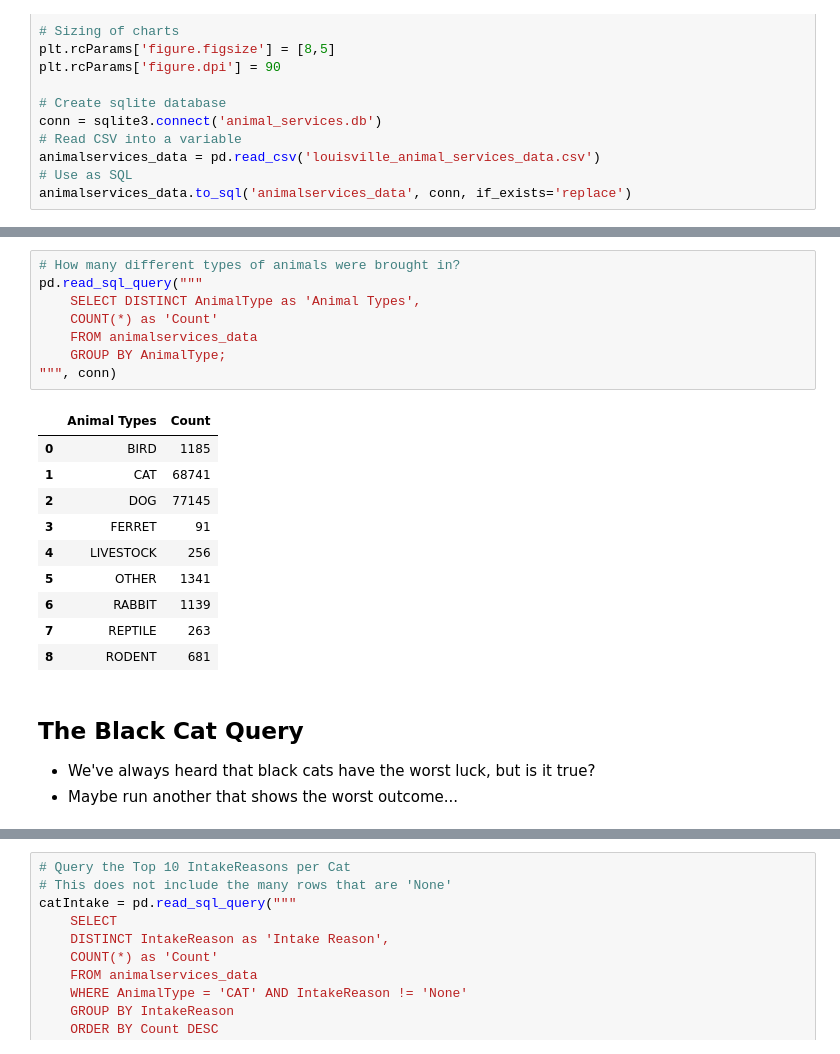
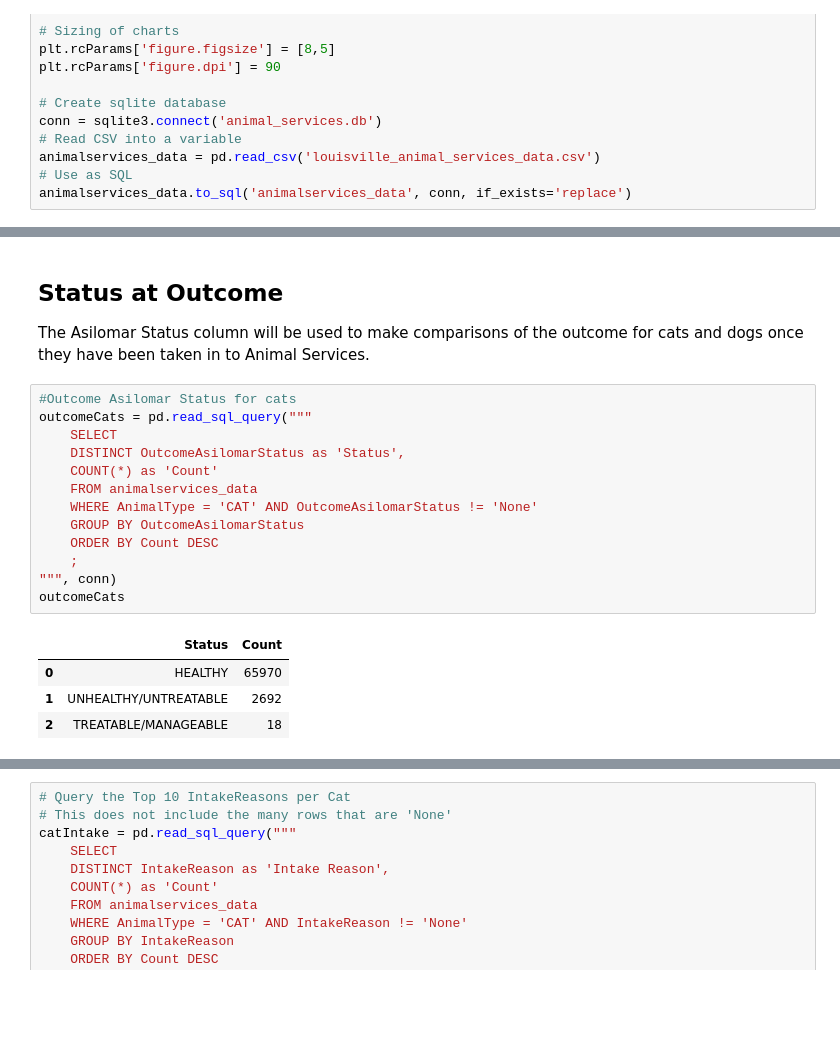
Before and after one commit to kangacopter/animalServicesAnalysis, a Jupyter notebook: AnimalServicesAnalysis.ipynb, the cells around one changed output, grey strips where cells are left out. Cells and saved outputs as stored; diff of their text form; blank space fills up the shorter version.

```diff
--- a/AnimalServicesAnalysis.ipynb
+++ b/AnimalServicesAnalysis.ipynb
@@ -44,24 +107,22 @@ animalservices_data.to_sql('animalservices_data', conn, if_exists='replace')
+# %% [markdown]
+## Status at Outcome
+The Asilomar Status column will be used to make comparisons of the outcome for cats and dogs once they have been taken in to Animal Services.
 # %%
-# How many different types of animals were brought in?
-pd.read_sql_query("""
-    SELECT DISTINCT AnimalType as 'Animal Types',
+#Outcome Asilomar Status for cats
+outcomeCats = pd.read_sql_query("""
+    SELECT
+    DISTINCT OutcomeAsilomarStatus as 'Status',
     COUNT(*) as 'Count'
     FROM animalservices_data
-    GROUP BY AnimalType;
+    WHERE AnimalType = 'CAT' AND OutcomeAsilomarStatus != 'None'
+    GROUP BY OutcomeAsilomarStatus
+    ORDER BY Count DESC
+    ;
 """, conn)
+outcomeCats
 # %% [output]
-|  | Animal Types | Count |
-| 0 | BIRD | 1185 |
-| 1 | CAT | 68741 |
-| 2 | DOG | 77145 |
-| 3 | FERRET | 91 |
-| 4 | LIVESTOCK | 256 |
-| 5 | OTHER | 1341 |
-| 6 | RABBIT | 1139 |
-| 7 | REPTILE | 263 |
-| 8 | RODENT | 681 |
+|  | Status | Count |
+| 0 | HEALTHY | 65970 |
+| 1 | UNHEALTHY/UNTREATABLE | 2692 |
+| 2 | TREATABLE/MANAGEABLE | 18 |
-# %% [markdown]
-## The Black Cat Query
-* We've always heard that black cats have the worst luck, but is it true?
-* Maybe run another that shows the worst outcome...
 # %%
```
Also changed, not shown: parts of 26 cells of this notebook, 2 other files.
